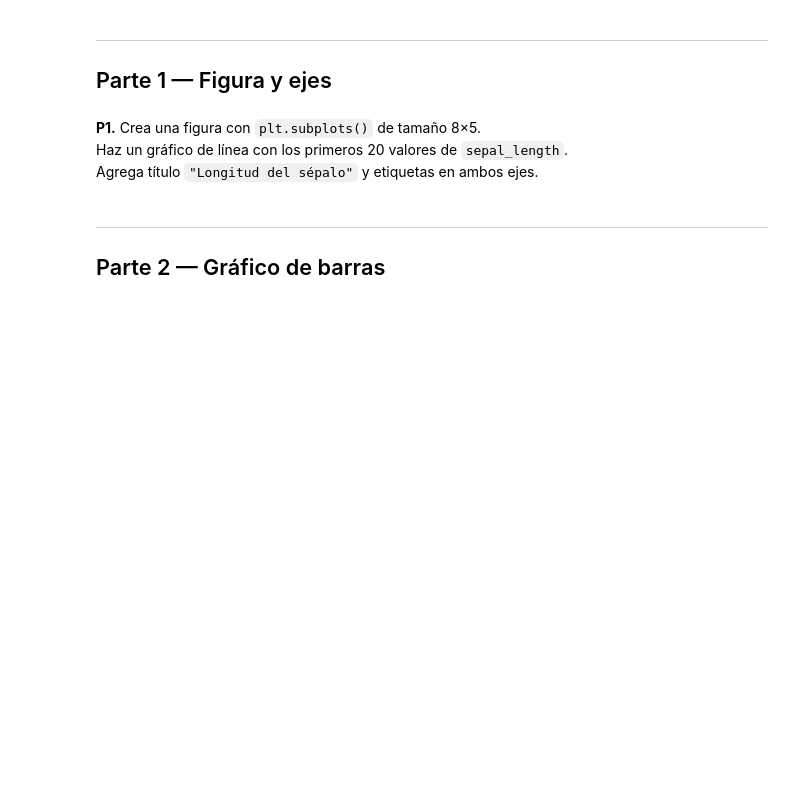
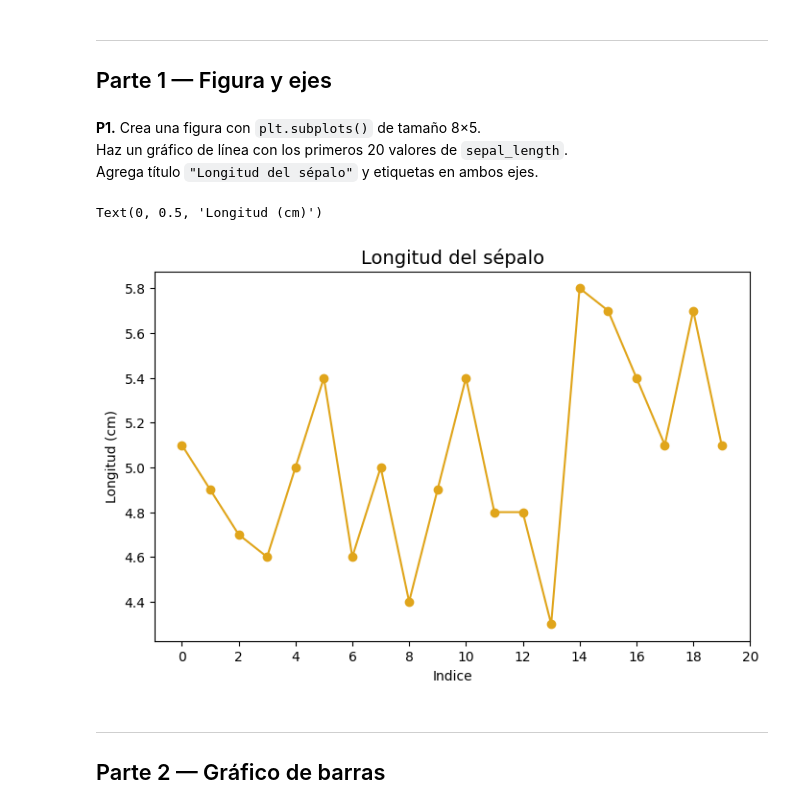
Before and after one commit to aemedina24/intro_ciencia_datos, a Jupyter notebook: tareas/03-visualizacion/tarea_03_visualizacion.ipynb, the cells around one changed output. Cells and saved outputs as stored; diff of their text form; code cells hidden in the pictures; blank space fills up the shorter version.

```diff
--- a/tareas/03-visualizacion/tarea_03_visualizacion.ipynb
+++ b/tareas/03-visualizacion/tarea_03_visualizacion.ipynb
@@ -23,3 +21,20 @@ Agrega título `"Longitud del sépalo"` y etiquetas en ambos ejes.
+# %%
+
+fig, ax= plt.subplots(figsize=(8, 5))
+ax.plot(df['sepal_length'].iloc[0:20], marker='o', linestyle='-', color="#E0A51B")
+
+
+ax.set_xticks(range(0, 21, 2))
+
+#Agregar título y etiquetas
+ax.set_title("Longitud del sépalo", fontsize=14)
+ax.set_xlabel("Indice")
+ax.set_ylabel("Longitud (cm)")
+
+# Mostrar el gráfico
+# %% [output]
+Text(0, 0.5, 'Longitud (cm)')
+[figure, added]
 # %% [markdown]
 ---
 ## Parte 2 — Gráfico de barras
```
Also changed, not shown: parts of 3 cells of this notebook.
